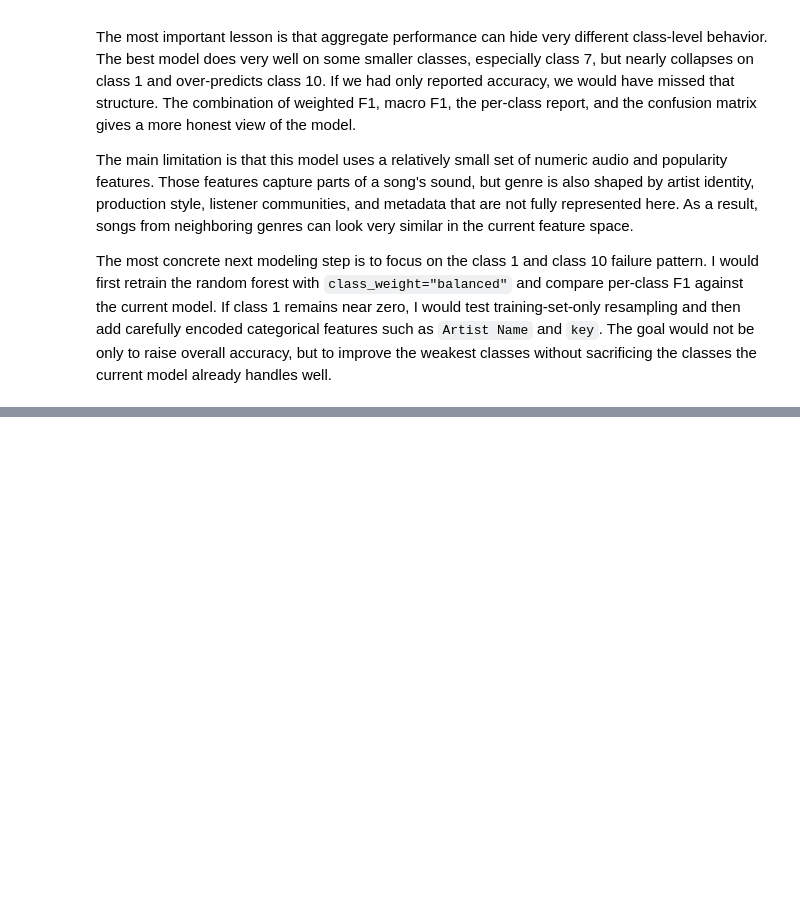
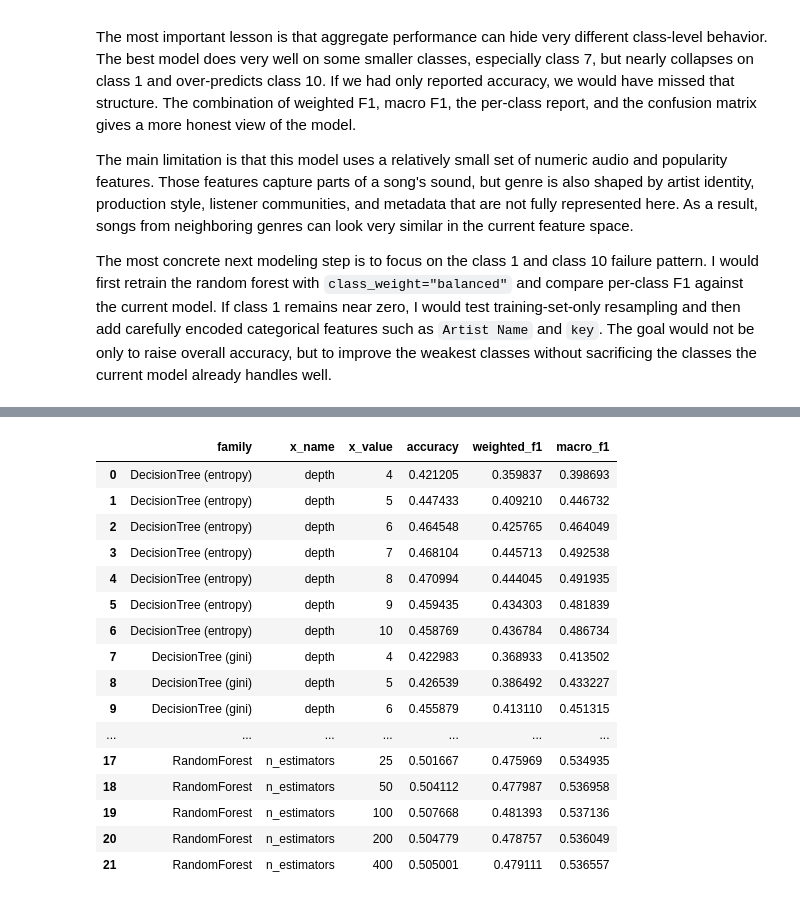
Before and after one commit to 7u4n10/ml-music-class, a Jupyter notebook: notebooks/project_part_3_Team_#.ipynb, the cells around one changed output, grey strips where cells are left out. Saved outputs shown, nothing was run; the diff lists cells and outputs as text; code cells hidden in the pictures; blank space fills up the shorter version.

```diff
--- a/notebooks/project_part_3_Team_1.ipynb
+++ b/notebooks/project_part_3_Team_#.ipynb
@@ -628,0 +707,43 @@ The most concrete next modeling step is to focus on the class 1 and class 10 fai
+# %%
+# Sweep over random forest n_estimators with fixed max_depth and criterion.
+# We choose max_depth=12 and criterion="entropy" based on our earlier single-model experiments to focus on the effect of n_estimators.
+for n in rf_estimators:
+    rf = RandomForestClassifier(
+        n_estimators=n,
+        max_depth=12,
+        random_state=RANDOM_STATE,
+        n_jobs=-1,
+    )
+    rf.fit(x_train, y_train)
+    pred = rf.predict(x_test)
+    rows.append(
+        {
+            "family": "RandomForest",
+            "x_name": "n_estimators",
+            "x_value": n,
+            "accuracy": accuracy_score(y_test, pred),
+            "weighted_f1": f1_score(y_test, pred, average="weighted", zero_division=0),
+            "macro_f1": f1_score(y_test, pred, average="macro", zero_division=0),
+        }
+    )
+
+sweep_df = pd.DataFrame(rows)
+display(sweep_df.sort_values(["family", "x_value"]).reset_index(drop=True))
+# %% [output]
+|  | family | x_name | x_value | accuracy | weighted_f1 | macro_f1 |
+| 0 | DecisionTree (entropy) | depth | 4 | 0.421205 | 0.359837 | 0.398693 |
+| 1 | DecisionTree (entropy) | depth | 5 | 0.447433 | 0.409210 | 0.446732 |
+| 2 | DecisionTree (entropy) | depth | 6 | 0.464548 | 0.425765 | 0.464049 |
+| 3 | DecisionTree (entropy) | depth | 7 | 0.468104 | 0.445713 | 0.492538 |
+| 4 | DecisionTree (entropy) | depth | 8 | 0.470994 | 0.444045 | 0.491935 |
+| 5 | DecisionTree (entropy) | depth | 9 | 0.459435 | 0.434303 | 0.481839 |
+| 6 | DecisionTree (entropy) | depth | 10 | 0.458769 | 0.436784 | 0.486734 |
+| 7 | DecisionTree (gini) | depth | 4 | 0.422983 | 0.368933 | 0.413502 |
+| 8 | DecisionTree (gini) | depth | 5 | 0.426539 | 0.386492 | 0.433227 |
+| 9 | DecisionTree (gini) | depth | 6 | 0.455879 | 0.413110 | 0.451315 |
+| ... | ... | ... | ... | ... | ... | ... |
+| 17 | RandomForest | n_estimators | 25 | 0.501667 | 0.475969 | 0.534935 |
+| 18 | RandomForest | n_estimators | 50 | 0.504112 | 0.477987 | 0.536958 |
+| 19 | RandomForest | n_estimators | 100 | 0.507668 | 0.481393 | 0.537136 |
+| 20 | RandomForest | n_estimators | 200 | 0.504779 | 0.478757 | 0.536049 |
+| 21 | RandomForest | n_estimators | 400 | 0.505001 | 0.479111 | 0.536557 |
```
Also changed, not shown: parts of 16 cells of this notebook.
